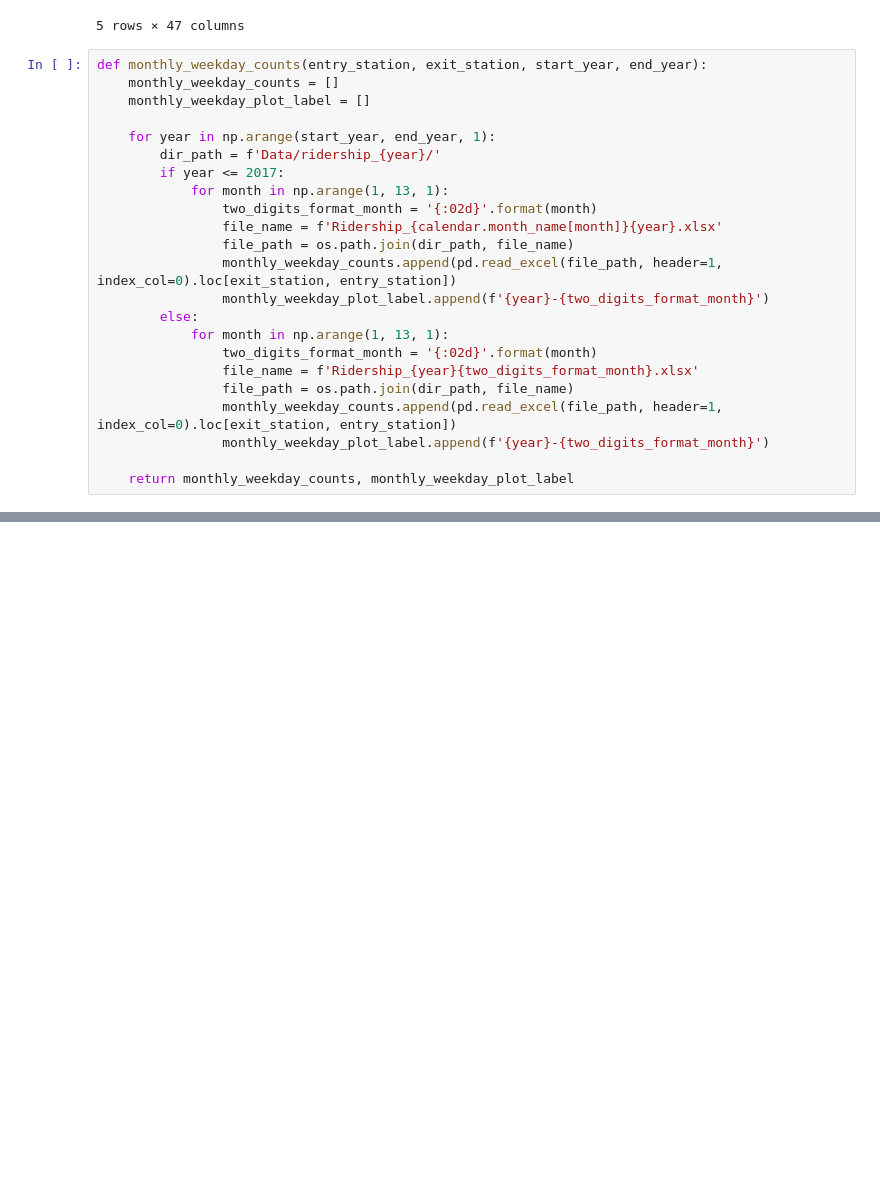
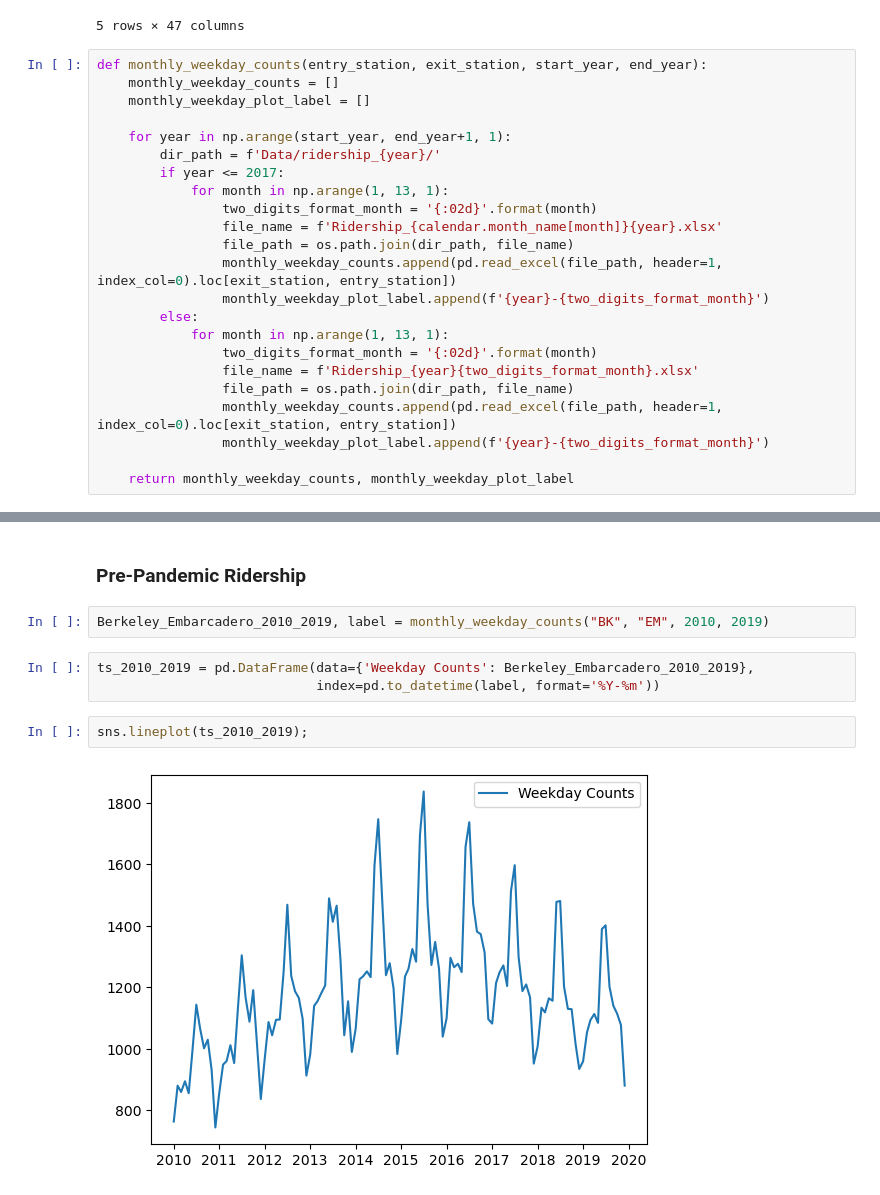
Before and after one commit to UCB-stat-159-s23/project-Group23, a Jupyter notebook: Jiachen_EDA.ipynb, the cells around one changed output, grey strips where cells are left out. Drawn from its saved outputs; the diff is of its cells as text; blank space fills up the shorter version.

Commit message:
add Berkeley-Embarcadero analysis

```diff
--- a/Jiachen_EDA.ipynb
+++ b/Jiachen_EDA.ipynb
@@ -36,7 +43,7 @@ def monthly_weekday_counts(entry_station, exit_station, start_year, end_year):
     monthly_weekday_counts = []
     monthly_weekday_plot_label = []
 
-    for year in np.arange(start_year, end_year, 1):
+    for year in np.arange(start_year, end_year+1, 1):
         dir_path = f'Data/ridership_{year}/'
         if year <= 2017:
             for month in np.arange(1, 13, 1):
@@ -67,0 +78,11 @@ ax.set_xticklabels(label, rotation=90);
+# %% [markdown]
+### Pre-Pandemic Ridership
+# %%
+Berkeley_Embarcadero_2010_2019, label = monthly_weekday_counts("BK", "EM", 2010, 2019)
+# %%
+ts_2010_2019 = pd.DataFrame(data={'Weekday Counts': Berkeley_Embarcadero_2010_2019},
+                            index=pd.to_datetime(label, format='%Y-%m'))
+# %%
+sns.lineplot(ts_2010_2019);
+# %% [output]
+[figure, added]
```
Also changed, not shown: parts of 26 cells of this notebook.
